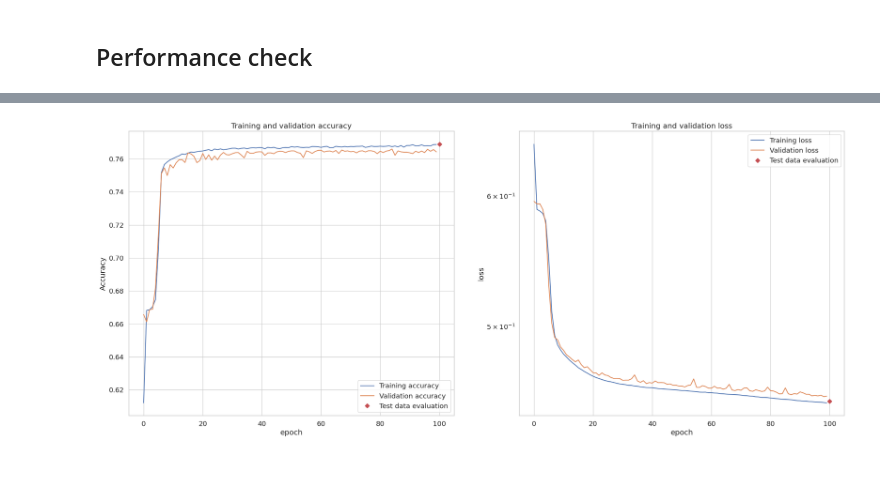
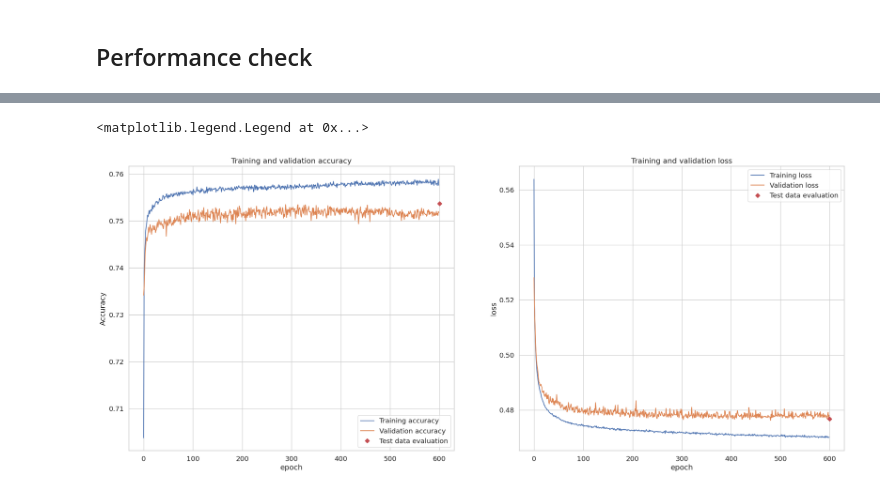
Before and after one commit to jlancione/thesis_notebooks, a Jupyter notebook: Wdecay.ipynb, the cells around one changed output, grey strips where cells are left out. Drawn from its saved outputs; the diff is of its cells as text; code cells hidden in the pictures.

```diff
--- a/Wdecay.ipynb
+++ b/Wdecay.ipynb
@@ -159,8 +200,7 @@ We will introduce `dfmunu_scaled` (numpy array) and `dfmunu_array_to_dfenu` (pan
 # %% [markdown]
 ## Removing outliers
 # %%
-# again in preparation for future merging
-dfmu = dfmunu_raw[['pt','eta','phi','MET','phiMET']]
+dfmu = dfmunu_raw
 
 if remove_outliers:
 #   cutoff_pt_mu = dfmunu_raw['pt'].quantile(.95)
@@ -311,0 +366,12 @@ X_test_scaler.adapt(tf.convert_to_tensor(X_test))
+# %%
+nepochs = 600
+batch_size = 300
+choosen_optimizer = tf.keras.optimizers.Adam(learning_rate=0.001)
+
+# Architecture
+nodes = [24, 12, 24]
+
+choosen_loss = tf.keras.losses.SparseCategoricalCrossentropy(from_logits=False)
+# we use "Sparse" because classes aren't represented with one hot encoding ie (0,1) e (1,0) but with integers 0 e 1
+
+activation = 'sigmoid'
@@ -313,16 +389,13 @@ X_test_scaler.adapt(tf.convert_to_tensor(X_test))
 def my_model():
    model = tf.keras.Sequential([
     X_train_scaler,
-    tf.keras.layers.Dense(28, activation=activation),
-    tf.keras.layers.Dense(12, activation=activation),
-  # tf.keras.layers.Dense(6, activation=activation),
-    tf.keras.layers.Dense(12, activation=activation),
-    tf.keras.layers.Dense(28, activation=activation),
+    tf.keras.layers.Dense(nodes[0], activation=activation),
+    tf.keras.layers.Dense(nodes[1], activation=activation),
+    tf.keras.layers.Dense(nodes[2], activation=activation),
     tf.keras.layers.Dense(2, activation=tf.nn.softmax)
    ])
    model.compile(
                  optimizer=choosen_optimizer,
-       # usiamo "Sparse" perché le classes nn sono rappresentate con one hot encoding ie (0,1) e (1,0) ma con interi ie 0 e 1
                  loss = choosen_loss,
                  metrics=['accuracy'])
 
@@ -332,5 +405,5 @@ model = my_model()
 # %% [markdown]
 # Training
 # %%
-history = model.fit(X_train, y_train, epochs=nepochs, validation_data=(X_validation, y_validation), batch_size=100)
+history = model.fit(X_train, y_train, epochs=nepochs, validation_data=(X_validation, y_validation), batch_size=batch_size)
 # %% [output]
@@ -401,10 +472,10 @@ ax2.plot(history.history['val_loss'], label='Validation loss')
 
 ax2.set_title("Training and validation loss")
 ax2.set(xlabel='epoch', ylabel='loss')
-ax2.set_yscale('log')
-ax2.grid('xy')
+#ax2.set_yscale('log')
+#ax2.grid('xy')
 
-# testing
+# Testing
 test_loss, test_acc = model.evaluate(X_test,  y_test, verbose=2)
 ax1.plot(nepochs, test_acc, 'rD', label="Test data evaluation")
 ax2.plot(nepochs, test_loss, 'rD', label="Test data evaluation")
@@ -417,2 +488,3 @@ ax2.legend(loc='upper right')
+<matplotlib.legend.Legend at 0x...>
-[figure, old version]
+[figure, new version]
 # %%
```
Also changed, not shown: parts of 36 cells of this notebook.
